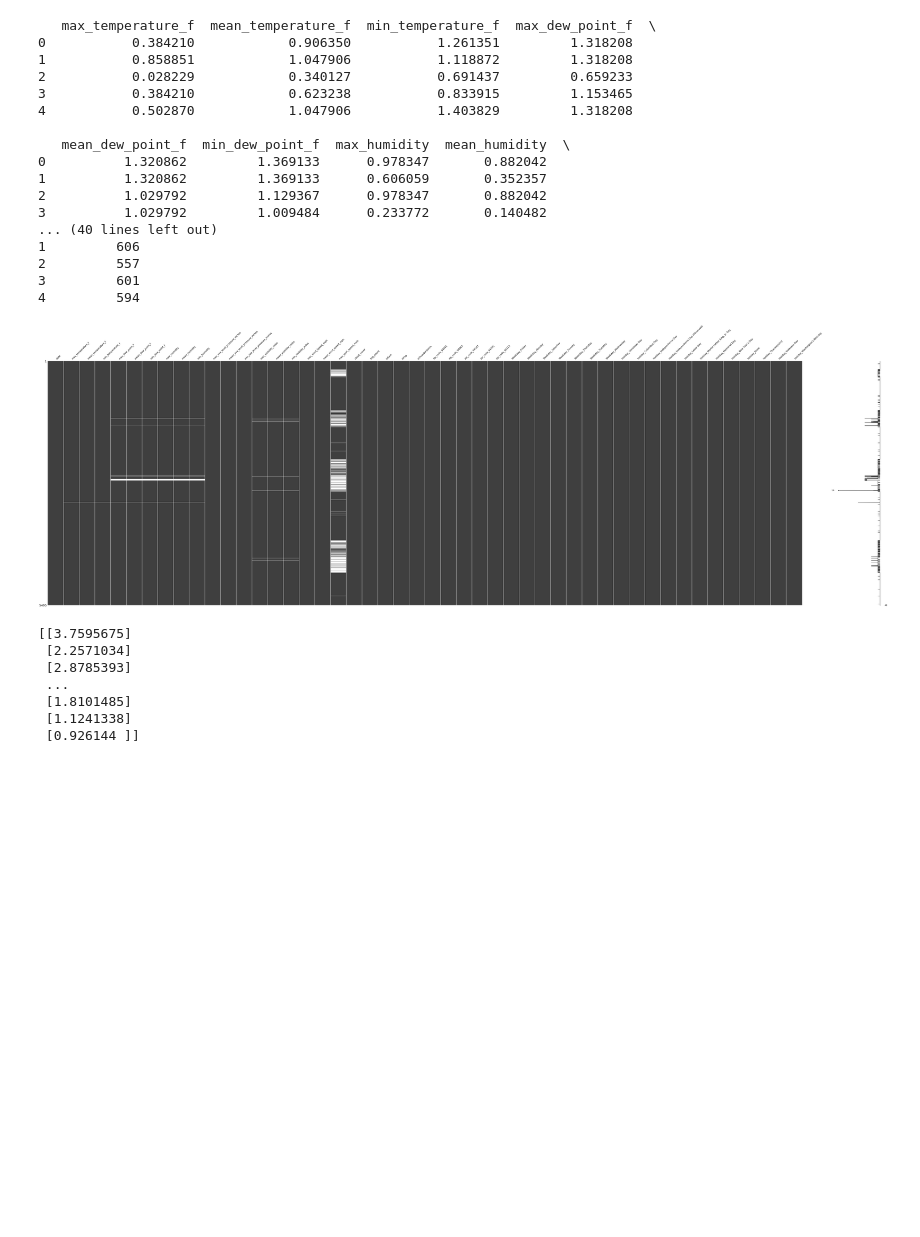
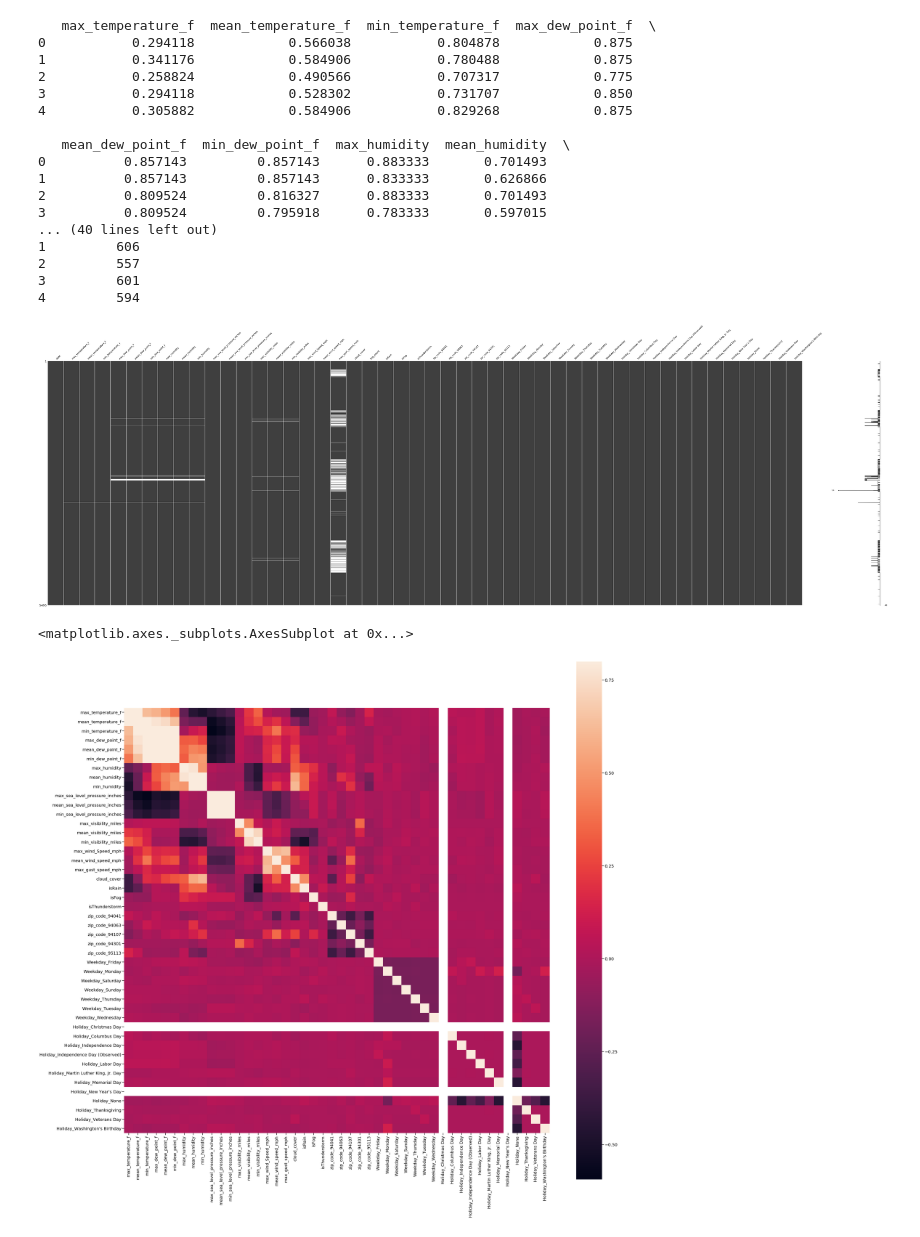
Before and after one commit to nagaraghav/MachineLearning-FinalProject, a Jupyter notebook: fit.ipynb, the cells around one changed output. Cells and saved outputs as stored; diff of their text form; code cells hidden in the pictures; blank space fills up the shorter version.

Commit message:
Add visualization, PCA, and setup for time series model

```diff
--- a/fit.ipynb
+++ b/fit.ipynb
@@ -106,6 +46,7 @@ def find_outliers_isolation_forest(dataframe):
 data = pd.read_csv("dataset/yes_date_set.csv")
 missingno.matrix(data, figsize=(100, 30))
 data = data.dropna()
+time_series_data = data
 data = data.drop('date', axis=1)
 
 # find outliers using Isolation Forest
@@ -120,45 +61,34 @@ X = data.drop(['trip_count'], axis=1)
 y = data[['trip_count']]
 
 # normalize input
-standard_scaler = StandardScaler()
-X = pd.DataFrame(standard_scaler.fit_transform(X),columns=X.columns)
+scaler = MinMaxScaler(feature_range=(0, 1))
+X = pd.DataFrame(scaler.fit_transform(X), columns=X.columns)
 
 print(X.head())
 print(y.head())
-
-X_train, X_test, y_train, y_test = train_test_split(X, y, test_size=0.3, random_state=50)
 # %% [output]
    max_temperature_f  mean_temperature_f  min_temperature_f  max_dew_point_f  \
-0           0.384210            0.906350           1.261351         1.318208
-1           0.858851            1.047906           1.118872         1.318208
-2           0.028229            0.340127           0.691437         0.659233
-3           0.384210            0.623238           0.833915         1.153465
-4           0.502870            1.047906           1.403829         1.318208
+0           0.294118            0.566038           0.804878            0.875
+1           0.341176            0.584906           0.780488            0.875
+2           0.258824            0.490566           0.707317            0.775
+3           0.294118            0.528302           0.731707            0.850
+4           0.305882            0.584906           0.829268            0.875
 
    mean_dew_point_f  min_dew_point_f  max_humidity  mean_humidity  \
-0          1.320862         1.369133      0.978347       0.882042
-1          1.320862         1.369133      0.606059       0.352357
-2          1.029792         1.129367      0.978347       0.882042
-3          1.029792         1.009484      0.233772       0.140482
+0          0.857143         0.857143      0.883333       0.701493
+1          0.857143         0.857143      0.833333       0.626866
+2          0.809524         0.816327      0.883333       0.701493
+3          0.809524         0.795918      0.783333       0.597015
 ... (40 lines left out)
 1         606
 2         557
 3         601
 4         594
 [figure]
-# %%
-model = TFModel(len(X.columns), 1, [3, 3])
-with tf.Session() as sess:
-    sess.run(model.init)
-
-    model.train_batch(sess, X, y)
-    predictions = model.predict_batch(sess, X)
-    print(predictions)
-# %% [output]
-[[3.7595675]
- [2.2571034]
- [2.8785393]
- ...
- [1.8101485]
- [1.1241338]
- [0.926144 ]]
+# %%
+plt.figure(figsize=(45, 45))
+sns.set_context('talk', font_scale=1.2)
+sns.heatmap(X.corr(), vmax =.8, square=True)
+# %% [output]
+<matplotlib.axes._subplots.AxesSubplot at 0x...>
+[figure, added]
```
Also changed, not shown: parts of 14 cells of this notebook.
